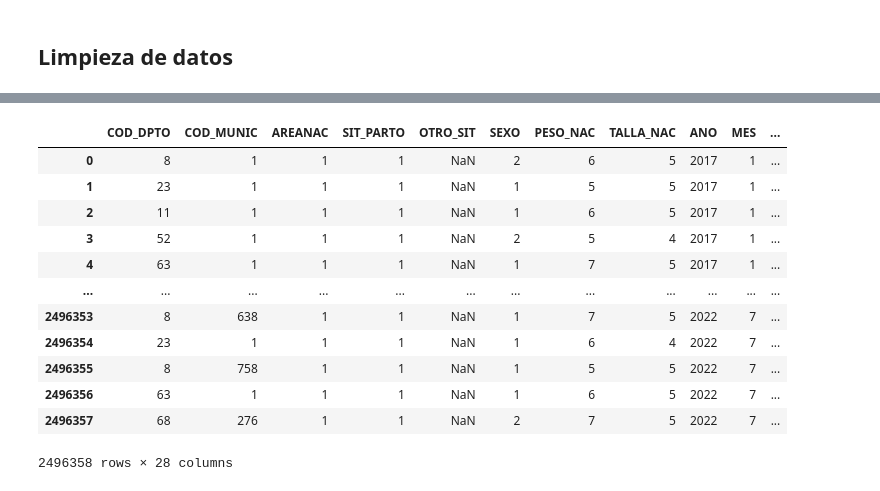
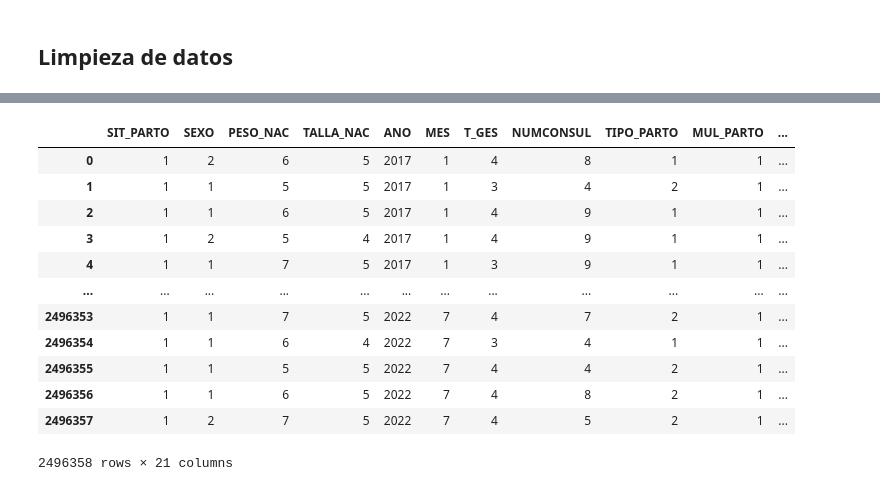
Before and after one commit to despinosaa/Proyecto2_BI, a Jupyter notebook: Data_Preprocessing.ipynb, the cells around one changed output, grey strips where cells are left out. Saved outputs shown, nothing was run; the diff lists cells and outputs as text; code cells hidden in the pictures.

Commit message:
data pre process

```diff
--- a/Data_Preprocessing.ipynb
+++ b/Data_Preprocessing.ipynb
@@ -209,4 +209,4 @@ N_EMB: 34556 | 1.38%
 # %%
 clean_data = raw_data_tot.copy()
 # %%
-clean_data.drop(columns=['OTRO_SIT'])
+clean_data = clean_data.drop(columns=['OTRO_SIT'])
@@ -228,27 +214,28 @@ clean_data.drop(columns=['OTRO_SIT'])
 cod_dpto = pd.read_csv('Data/cod_dpto.csv', sep=';')
 # %%
 # Realizamos el merge para reemplazar COD_DPTO por el nombre del departamento
-data_con_nombre = clean_data.merge(cod_dpto, how='left', left_on='COD_DPTO', right_on='cod')
+clean_data = clean_data.merge(cod_dpto, how='left', left_on='COD_DPTO', right_on='cod')
 
 # Eliminamos la columna de 'cod' (opcional)
-data_con_nombre = data_con_nombre.drop(columns=['cod'])
+clean_data = clean_data.drop(columns=['cod'])
 
 # Renombramos la columna 'dpto' si es necesario
-data_con_nombre = data_con_nombre.rename(columns={'dpto': 'Departamento'})
+clean_data = clean_data.rename(columns={'dpto': 'Departamento'})
-# %%
-# Mostrar el resultado
-data_con_nombre
-# %% [output]
-|  | COD_DPTO | COD_MUNIC | AREANAC | SIT_PARTO | OTRO_SIT | SEXO | PESO_NAC | TALLA_NAC | ANO | MES | ... |
-| 0 | 8 | 1 | 1 | 1 | NaN | 2 | 6 | 5 | 2017 | 1 | ... |
-| 1 | 23 | 1 | 1 | 1 | NaN | 1 | 5 | 5 | 2017 | 1 | ... |
-| 2 | 11 | 1 | 1 | 1 | NaN | 1 | 6 | 5 | 2017 | 1 | ... |
-| 3 | 52 | 1 | 1 | 1 | NaN | 2 | 5 | 4 | 2017 | 1 | ... |
-| 4 | 63 | 1 | 1 | 1 | NaN | 1 | 7 | 5 | 2017 | 1 | ... |
-| ... | ... | ... | ... | ... | ... | ... | ... | ... | ... | ... | ... |
-| 2496353 | 8 | 638 | 1 | 1 | NaN | 1 | 7 | 5 | 2022 | 7 | ... |
-| 2496354 | 23 | 1 | 1 | 1 | NaN | 1 | 6 | 4 | 2022 | 7 | ... |
-| 2496355 | 8 | 758 | 1 | 1 | NaN | 1 | 5 | 5 | 2022 | 7 | ... |
-| 2496356 | 63 | 1 | 1 | 1 | NaN | 1 | 6 | 5 | 2022 | 7 | ... |
-| 2496357 | 68 | 276 | 1 | 1 | NaN | 2 | 7 | 5 | 2022 | 7 | ... |
-2496358 rows × 28 columns
+# %%
+# Mostrar el resultado
+clean_data=clean_data.drop(columns=["COD_DPTO","COD_MUNIC", "AREANAC", "CODPTORE", "CODMUNRE", "AREA_RES"])
+clean_data
+# %% [output]
+|  | SIT_PARTO | SEXO | PESO_NAC | TALLA_NAC | ANO | MES | T_GES | NUMCONSUL | TIPO_PARTO | MUL_PARTO | ... |
+| 0 | 1 | 2 | 6 | 5 | 2017 | 1 | 4 | 8 | 1 | 1 | ... |
+| 1 | 1 | 1 | 5 | 5 | 2017 | 1 | 3 | 4 | 2 | 1 | ... |
+| 2 | 1 | 1 | 6 | 5 | 2017 | 1 | 4 | 9 | 1 | 1 | ... |
+| 3 | 1 | 2 | 5 | 4 | 2017 | 1 | 4 | 9 | 1 | 1 | ... |
+| 4 | 1 | 1 | 7 | 5 | 2017 | 1 | 3 | 9 | 1 | 1 | ... |
+| ... | ... | ... | ... | ... | ... | ... | ... | ... | ... | ... | ... |
+| 2496353 | 1 | 1 | 7 | 5 | 2022 | 7 | 4 | 7 | 2 | 1 | ... |
+| 2496354 | 1 | 1 | 6 | 4 | 2022 | 7 | 3 | 4 | 1 | 1 | ... |
+| 2496355 | 1 | 1 | 5 | 5 | 2022 | 7 | 4 | 4 | 2 | 1 | ... |
+| 2496356 | 1 | 1 | 6 | 5 | 2022 | 7 | 4 | 8 | 2 | 1 | ... |
+| 2496357 | 1 | 2 | 7 | 5 | 2022 | 7 | 4 | 5 | 2 | 1 | ... |
+2496358 rows × 21 columns
```
Also changed, not shown: parts of 6 cells of this notebook.
